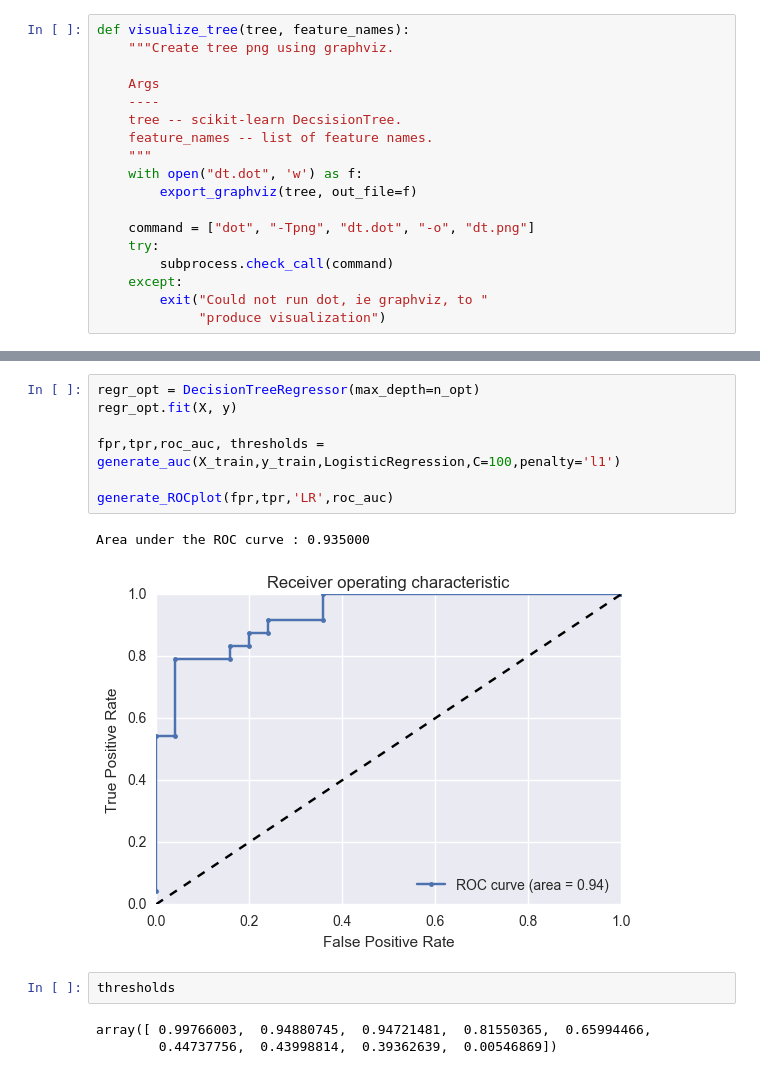
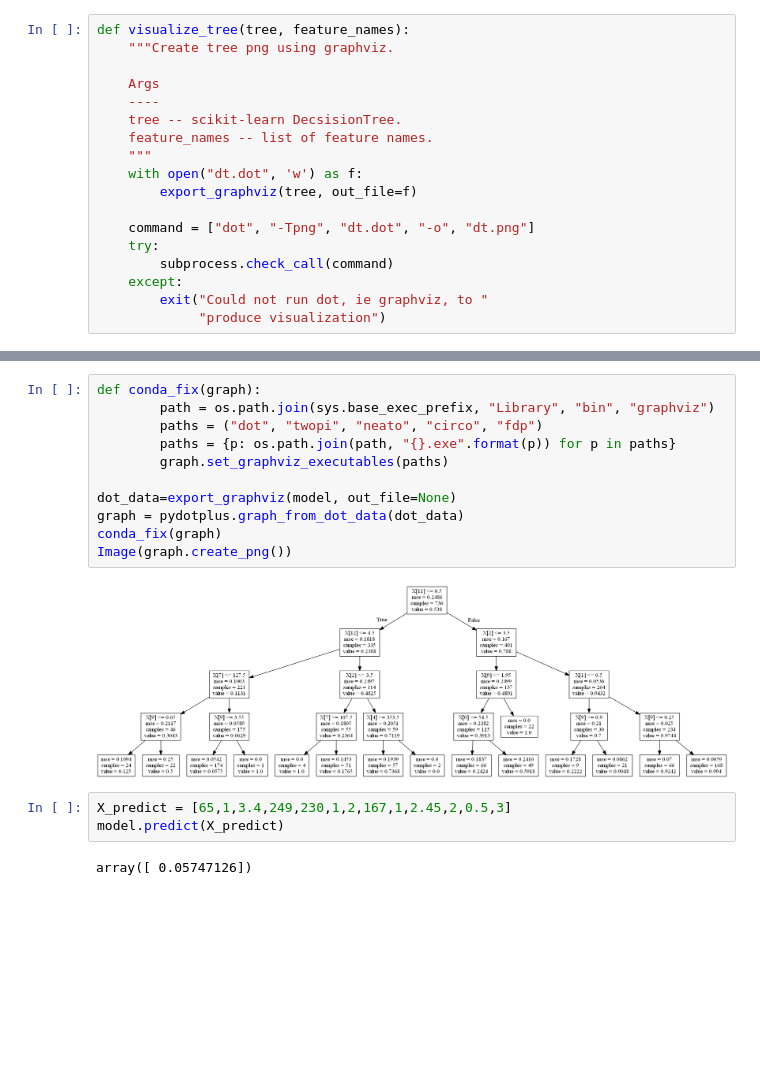
Before and after one commit to radifi/heart-disease-predictor, a Jupyter notebook: Project-Tree.ipynb, the cells around one changed output, grey strips where cells are left out. Drawn from its saved outputs; the diff is of its cells as text; blank space fills up the shorter version.

```diff
--- a/Project-Tree.ipynb
+++ b/Project-Tree.ipynb
@@ -157,15 +160,18 @@ def generate_ROCplot(fpr,tpr,label,roc_auc):
-# %%
-regr_opt = DecisionTreeRegressor(max_depth=n_opt)
-regr_opt.fit(X, y)
-
-fpr,tpr,roc_auc, thresholds = generate_auc(X_train,y_train,LogisticRegression,C=100,penalty='l1')
-
-generate_ROCplot(fpr,tpr,'LR',roc_auc)
-# %% [output]
-Area under the ROC curve : 0.935000
-[figure, removed]
-# %%
-thresholds
-# %% [output]
-array([ 0.99766003,  0.94880745,  0.94721481,  0.81550365,  0.65994466,
-        0.44737756,  0.43998814,  0.39362639,  0.00546869])
+# %%
+def conda_fix(graph):
+        path = os.path.join(sys.base_exec_prefix, "Library", "bin", "graphviz")
+        paths = ("dot", "twopi", "neato", "circo", "fdp")
+        paths = {p: os.path.join(path, "{}.exe".format(p)) for p in paths}
+        graph.set_graphviz_executables(paths)
+
+dot_data=export_graphviz(model, out_file=None)
+graph = pydotplus.graph_from_dot_data(dot_data)
+conda_fix(graph)
+Image(graph.create_png())
+# %% [output]
+[figure, added]
+# %%
+X_predict = [65,1,3.4,249,230,1,2,167,1,2.45,2,0.5,3]
+model.predict(X_predict)
+# %% [output]
+array([ 0.05747126])
```
Also changed, not shown: parts of 12 cells of this notebook.
